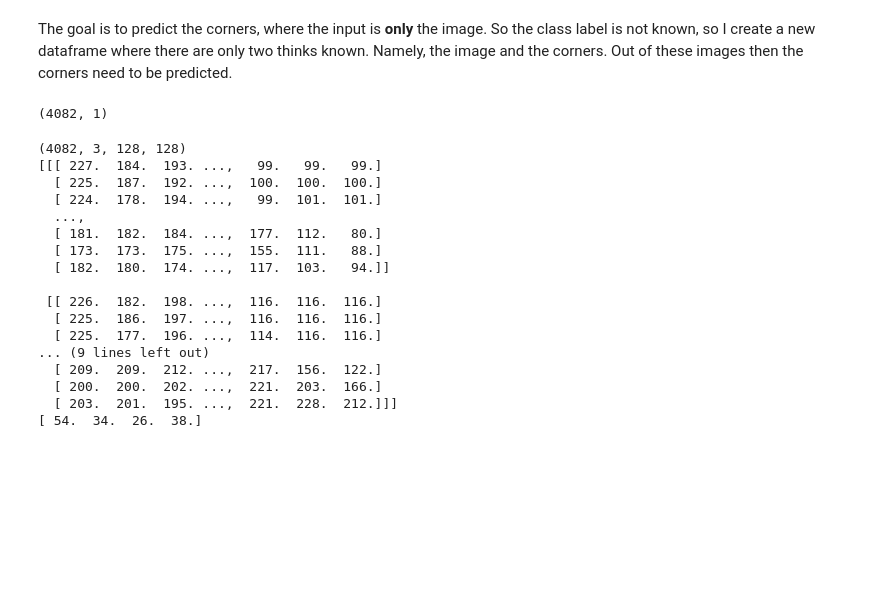
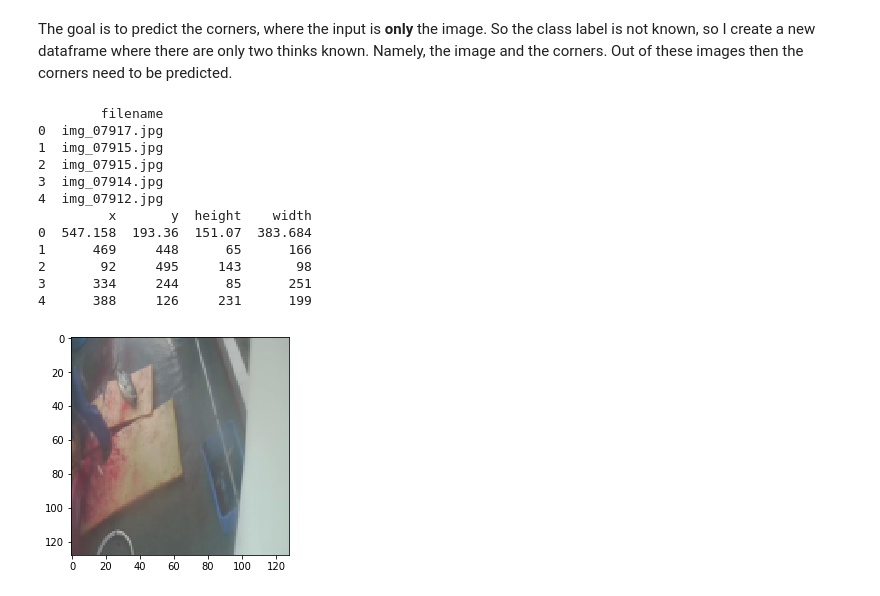
Before and after one commit to TanjaCrijns/MLIP-BigAITuna, a Jupyter notebook: notebooks/Predict boxes.ipynb, the cells around one changed output. Saved outputs shown, nothing was run; the diff lists cells and outputs as text; code cells hidden in the pictures; blank space fills up the shorter version.

Commit message:
Predict boxes prepare data

```diff
--- a/notebooks/Predict boxes.ipynb
+++ b/notebooks/Predict boxes.ipynb
@@ -33,45 +43,39 @@ df = df.T
 df.columns = ['filename', 'x', 'y', 'height', 'width']
 x_temp = df[['filename']]
 y_temp = df[['x', 'y', 'height', 'width']]
+# %%
+print x_temp.head()
+print y_temp.head()
+# %% [output]
+        filename
+0  img_07917.jpg
+1  img_07915.jpg
+2  img_07915.jpg
+3  img_07914.jpg
+4  img_07912.jpg
+         x       y  height    width
+0  547.158  193.36  151.07  383.684
+1      469     448      65      166
+2       92     495     143       98
+3      334     244      85      251
+4      388     126     231      199
 # %%
-X = x_temp.as_matrix()
-Y = y_temp.as_matrix()
-print(X.shape)
-X_train = np.zeros((X.shape[0], 3, 128, 128))
-y_train = np.zeros((Y.shape[0], 4))
-#for j in tqdm(range(len(X))):
-for j in tqdm(range(100)):
-    arra = spm.imread(glob.glob('../data/train/*/{}'.format(X[j][0]))[0])
+# loads traindata
+
+X_train = np.zeros((train_set.shape[0], 3, 128, 128), dtype=np.uint8)
+y_train = np.zeros((train_set.shape[0], 4), dtype=np.uint8)
+for j in tqdm(range(train_set.shape[0])):
+    arra = spm.imread(glob.glob('../data/train/*/{}'.format(train_set['filename'][j]))[0])
     warp = (128.0/arra.shape[0], 128.0/arra.shape[1])
-    y_train[j,0] = int(Y[j,0]*warp[1])
-    y_train[j,1] = int(Y[j,1]*warp[0])
-    y_train[j,2] = int(Y[j,2]*warp[0])
-    y_train[j,3] = int(Y[j,3]*warp[1])
-    arra2 = spm.imresize(arra, (128,128)).T
+    y_train[j,0] = int(y_temp['x'][j]*warp[1])
+    y_train[j,1] = int(y_temp['y'][j]*warp[0])
+    y_train[j,2] = int(y_temp['height'][j]*warp[0])
+    y_train[j,3] = int(y_temp['width'][j]*warp[1])
+    arra2 = spm.imresize(arra, (128,128)).transpose(2, 0, 1)
     X_train[j,:,:,:] = arra2
-
-print X_train.shape
-print X_train[0,:,:,:]
-print y_train[0,:]
-
-# filename = '../data/train/{}/{}'.format(example.label, example.filename)
-# image = spm.imread(filename)
-# %% [output]
-(4082, 1)
-(4082, 3, 128, 128)
-[[[ 227.  184.  193. ...,   99.   99.   99.]
-  [ 225.  187.  192. ...,  100.  100.  100.]
-  [ 224.  178.  194. ...,   99.  101.  101.]
-  ...,
-  [ 181.  182.  184. ...,  177.  112.   80.]
-  [ 173.  173.  175. ...,  155.  111.   88.]
-  [ 182.  180.  174. ...,  117.  103.   94.]]
-
- [[ 226.  182.  198. ...,  116.  116.  116.]
-  [ 225.  186.  197. ...,  116.  116.  116.]
-  [ 225.  177.  196. ...,  114.  116.  116.]
-... (9 lines left out)
-  [ 209.  209.  212. ...,  217.  156.  122.]
-  [ 200.  200.  202. ...,  221.  203.  166.]
-  [ 203.  201.  195. ...,  221.  228.  212.]]]
-[ 54.  34.  26.  38.]
+# %%
+plt.imshow(X_train[5,:,:,:].transpose(1,2,0))
+plt.plot
+plt.show()
+# %% [output]
+[figure, added]
```
Also changed, not shown: parts of 5 cells of this notebook.
